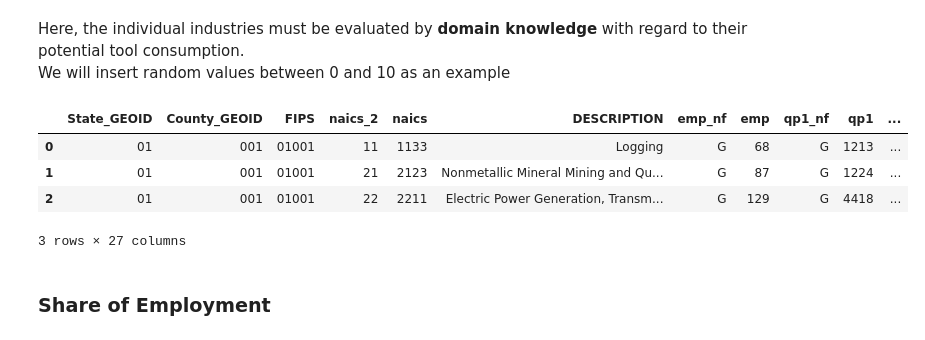
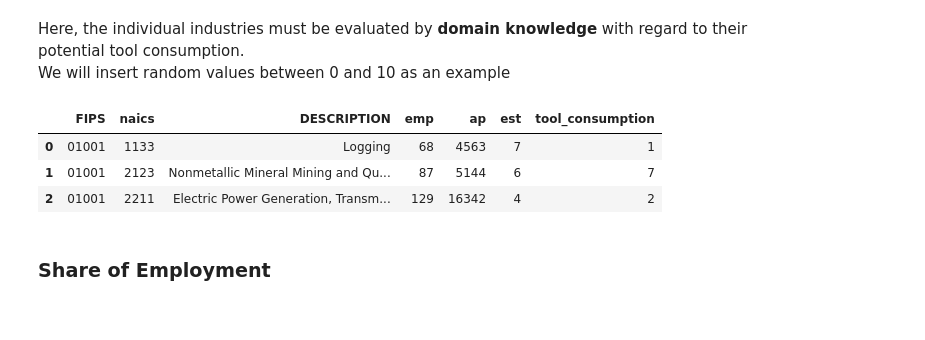
Before and after one commit to dkkdark/Data-Driven-Modeling-WS24-25, a Jupyter notebook: notebooks/data_preparation.ipynb, the cells around one changed output. Cells and saved outputs as stored; diff of their text form; code cells hidden in the pictures.

```diff
--- a/notebooks/data_preparation.ipynb
+++ b/notebooks/data_preparation.ipynb
@@ -245,14 +229,13 @@ Here, the individual industries must be evaluated by **domain knowledge** with r
 We will insert random values between 0 and 10 as an example
 # %%
 # Generate random values for each NAICS and assign them to each entry in the group
-random_values = {naics: np.random.randint(0, 11) for naics in df_pattern['naics'].unique()}
-df_pattern['tool_consumption'] = df_pattern['naics'].map(random_values)
-df_pattern.head(3)
+random_values = {naics: np.random.randint(0, 11) for naics in filtered_pattern['naics'].unique()}
+filtered_pattern['tool_consumption'] = filtered_pattern['naics'].map(random_values)
+filtered_pattern.head(3)
 # %% [output]
-|  | State_GEOID | County_GEOID | FIPS | naics_2 | naics | DESCRIPTION | emp_nf | emp | qp1_nf | qp1 | ... |
-| 0 | 01 | 001 | 01001 | 11 | 1133 | Logging | G | 68 | G | 1213 | ... |
-| 1 | 01 | 001 | 01001 | 21 | 2123 | Nonmetallic Mineral Mining and Qu... | G | 87 | G | 1224 | ... |
-| 2 | 01 | 001 | 01001 | 22 | 2211 | Electric Power Generation, Transm... | G | 129 | G | 4418 | ... |
+|  | FIPS | naics | DESCRIPTION | emp | ap | est | tool_consumption |
+| 0 | 01001 | 1133 | Logging | 68 | 4563 | 7 | 1 |
+| 1 | 01001 | 2123 | Nonmetallic Mineral Mining and Qu... | 87 | 5144 | 6 | 7 |
+| 2 | 01001 | 2211 | Electric Power Generation, Transm... | 129 | 16342 | 4 | 2 |
-3 rows × 27 columns
 # %% [markdown]
 ### Share of Employment
```
Also changed, not shown: parts of 24 cells of this notebook.
